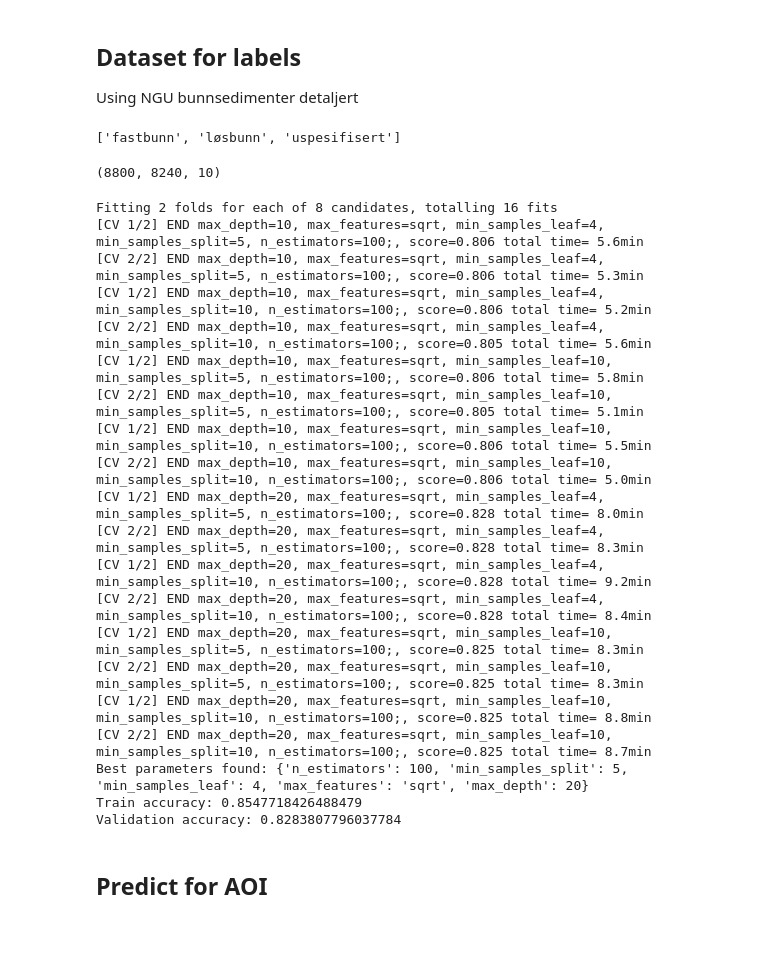
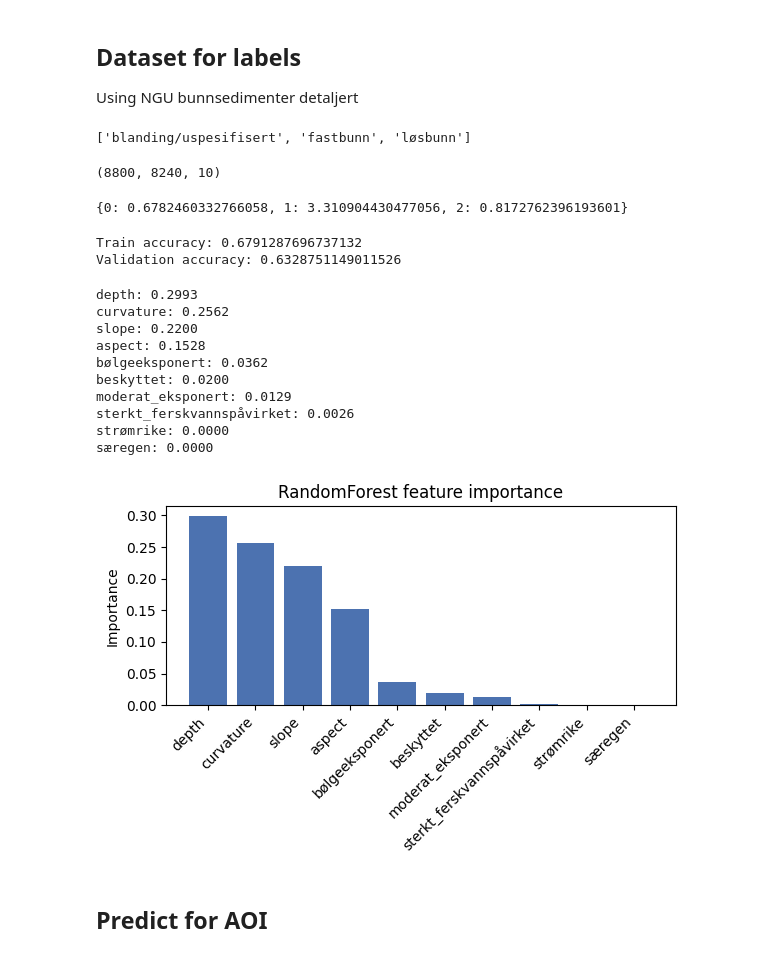
Before and after one commit to NIVANorge/marint-naturkart-niva, a Jupyter notebook: notebooks/03_modelling.ipynb, the cells around one changed output. Drawn from its saved outputs; the diff is of its cells as text; code cells hidden in the pictures.

Commit message:
inital setup of multiple labels and additonal features model

```diff
--- a/notebooks/03_modelling.ipynb
+++ b/notebooks/03_modelling.ipynb
@@ -73,18 +73,19 @@ utils.plot_one_hot_vanntyper(one_hot_types, id_type_map, transform, dem.crs)
 
 Using NGU bunnsedimenter detaljert
 # %%
-gdf_bunn_full = gpd.read_parquet("gs://niva-geodata/MarintNaturKart/soft_hard_bottom_from_BunnsedimentKornstorDetalj.geo.parquet")
+gdf_bunn_full = gpd.read_parquet("gs://niva-geodata/MarintNaturKart/nisjedata-substrat-klassifisering_norge_latest_25833.geo.parquet")
 gdf_bunn_full = gdf_bunn_full.to_crs(dem.crs)
 gdf_bunn_full = gdf_bunn_full.dissolve(by="BunnType", as_index=False)
 gdf_bunn_full["BunnType"].unique().tolist()
 # %% [output]
-['fastbunn', 'løsbunn', 'uspesifisert']
+['blanding/uspesifisert', 'fastbunn', 'løsbunn']
 # %%
-# Rasterize gdf_bunn_full: løsbunn -> 0, fastbunn -> 1, others -> 255 (uint8), using DEM grid
 # Requires gdf_bunn_full already in dem.crs (done in a previous cell)
 
 # Map BunnType to label values
-mapping_values = {"løsbunn": 0, "fastbunn": 1}
+mapping_values = {"løsbunn": 0,
+                  "blanding/uspesifisert": 1,
+                  "fastbunn": 2}
 
 # Prepare shapes as (geometry, value)
 shapes = [
@@ -100,7 +101,7 @@ bunn_raster = rio.features.rasterize(
     transform=transform,
     fill=255,
     dtype=np.uint8,
-    all_touched=True
+    all_touched=True,
 )
 # %%
 
@@ -114,23 +115,27 @@ features.shape
 (8800, 8240, 10)
 # %%
 valid_attrs = (~np.isnan(slope)) & (~np.isnan(aspect)) & (~np.isnan(curvature))
-valid_bunn = np.isin(bunn_raster, (0, 1))
+valid_bunn = np.isin(bunn_raster, tuple(mapping_values.values()))
 valid = valid_attrs & valid_bunn
 
 X = features[valid]
-y = bunn_raster[valid].astype(np.uint8)  # labels: {0,1}
+y = bunn_raster[valid].astype(np.uint8)  # labels: {0,1,2}
 
 # Compute class weights from actual label distribution
-classes = np.array([0, 1], dtype=np.uint8)
-class_weights = compute_class_weight(class_weight="balanced", classes=classes, y=y)
-w0, w1 = float(class_weights[0]), float(class_weights[1])
+classes = np.array(list(mapping_values.values()), dtype=np.uint8)
+weights = compute_class_weight(class_weight="balanced", classes=classes, y=y)
 
+class_weights = {int(c): float(weight) for c, weight in zip(classes, weights)}
 # Train/validation split
 X_train, X_val, y_train, y_val = train_test_split(
     X, y, test_size=0.2, random_state=42, stratify=y
 )
+# %%
+class_weights
+# %% [output]
+{0: 0.6782460332766058, 1: 3.310904430477056, 2: 0.8172762396193601}
 # %%
-is_hyperparameter_tuning = True
+is_hyperparameter_tuning = False
 if is_hyperparameter_tuning:
     param_dist = {
         'n_estimators': [100, 300, 500],
@@ -140,7 +145,7 @@ if is_hyperparameter_tuning:
         'max_features': ['sqrt', 0.5]
     }
 
-    rf = RandomForestClassifier(n_jobs=2, class_weight={0: w0, 1: w1})
+    rf = RandomForestClassifier(n_jobs=2, class_weight=class_weights)
 
     random_search = RandomizedSearchCV(rf, param_distributions=param_dist, n_iter=10, cv=2, verbose=3, random_state=42)
     random_search.fit(X_train, y_train)
@@ -159,55 +164,50 @@ else:
         'max_features': 'sqrt'
     }
 
-    rf = RandomForestClassifier(n_jobs=2, class_weight={0: w0, 1: w1}, **best_params)
+    rf = RandomForestClassifier(n_jobs=2, class_weight=class_weights, **best_params)
 
 rf.fit(X_train, y_train)
 print("Train accuracy:", rf.score(X_train, y_train))
 print("Validation accuracy:", rf.score(X_val, y_val))
 # %% [output]
-Fitting 2 folds for each of 8 candidates, totalling 16 fits
-[CV 1/2] END max_depth=10, max_features=sqrt, min_samples_leaf=4, min_samples_split=5, n_estimators=100;, score=0.806 total time= 5.6min
-[CV 2/2] END max_depth=10, max_features=sqrt, min_samples_leaf=4, min_samples_split=5, n_estimators=100;, score=0.806 total time= 5.3min
-[CV 1/2] END max_depth=10, max_features=sqrt, min_samples_leaf=4, min_samples_split=10, n_estimators=100;, score=0.806 total time= 5.2min
-[CV 2/2] END max_depth=10, max_features=sqrt, min_samples_leaf=4, min_samples_split=10, n_estimators=100;, score=0.805 total time= 5.6min
-[CV 1/2] END max_depth=10, max_features=sqrt, min_samples_leaf=10, min_samples_split=5, n_estimators=100;, score=0.806 total time= 5.8min
-[CV 2/2] END max_depth=10, max_features=sqrt, min_samples_leaf=10, min_samples_split=5, n_estimators=100;, score=0.805 total time= 5.1min
-[CV 1/2] END max_depth=10, max_features=sqrt, min_samples_leaf=10, min_samples_split=10, n_estimators=100;, score=0.806 total time= 5.5min
-[CV 2/2] END max_depth=10, max_features=sqrt, min_samples_leaf=10, min_samples_split=10, n_estimators=100;, score=0.806 total time= 5.0min
-[CV 1/2] END max_depth=20, max_features=sqrt, min_samples_leaf=4, min_samples_split=5, n_estimators=100;, score=0.828 total time= 8.0min
-[CV 2/2] END max_depth=20, max_features=sqrt, min_samples_leaf=4, min_samples_split=5, n_estimators=100;, score=0.828 total time= 8.3min
-[CV 1/2] END max_depth=20, max_features=sqrt, min_samples_leaf=4, min_samples_split=10, n_estimators=100;, score=0.828 total time= 9.2min
-[CV 2/2] END max_depth=20, max_features=sqrt, min_samples_leaf=4, min_samples_split=10, n_estimators=100;, score=0.828 total time= 8.4min
-[CV 1/2] END max_depth=20, max_features=sqrt, min_samples_leaf=10, min_samples_split=5, n_estimators=100;, score=0.825 total time= 8.3min
-[CV 2/2] END max_depth=20, max_features=sqrt, min_samples_leaf=10, min_samples_split=5, n_estimators=100;, score=0.825 total time= 8.3min
-[CV 1/2] END max_depth=20, max_features=sqrt, min_samples_leaf=10, min_samples_split=10, n_estimators=100;, score=0.825 total time= 8.8min
-[CV 2/2] END max_depth=20, max_features=sqrt, min_samples_leaf=10, min_samples_split=10, n_estimators=100;, score=0.825 total time= 8.7min
-Best parameters found: {'n_estimators': 100, 'min_samples_split': 5, 'min_samples_leaf': 4, 'max_features': 'sqrt', 'max_depth': 20}
-Train accuracy: 0.8547718426488479
-Validation accuracy: 0.8283807796037784
+Train accuracy: 0.6791287696737132
+Validation accuracy: 0.6328751149011526
 # %%
 dump(rf, "randomforest_best.joblib")
 # %%
 import numpy as np
 
 # Feature importance for the trained RandomForest (features: slope, aspect, curvature, depth)
 import matplotlib.pyplot as plt
 
-feature_names = ["slope", "aspect", "curvature", "depth"]
+feature_names = ["slope", "aspect", "curvature", "depth", "beskyttet", "sterkt_ferskvannspåvirket", "moderat_eksponert", "bølgeeksponert", "strømrike", "særegen"]
 importances = rf.feature_importances_
 
 # Print sorted importances
 order = np.argsort(importances)[::-1]
 for i in order:
     print(f"{feature_names[i]}: {importances[i]:.4f}")
 
 # Bar plot
 plt.figure(figsize=(6, 4))
 plt.bar([feature_names[i] for i in order], importances[order], color="#4C72B0")
 plt.title("RandomForest feature importance")
 plt.ylabel("Importance")
+plt.xticks(rotation=45, ha="right")
 plt.tight_layout()
 plt.show()
+# %% [output]
+depth: 0.2993
+curvature: 0.2562
+slope: 0.2200
+aspect: 0.1528
+bølgeeksponert: 0.0362
+beskyttet: 0.0200
+moderat_eksponert: 0.0129
+sterkt_ferskvannspåvirket: 0.0026
+strømrike: 0.0000
+særegen: 0.0000
+[figure, added]
 # %% [markdown]
 ## Predict for AOI
 # %%
```
Also changed, not shown: parts of 1 cell of this notebook.
